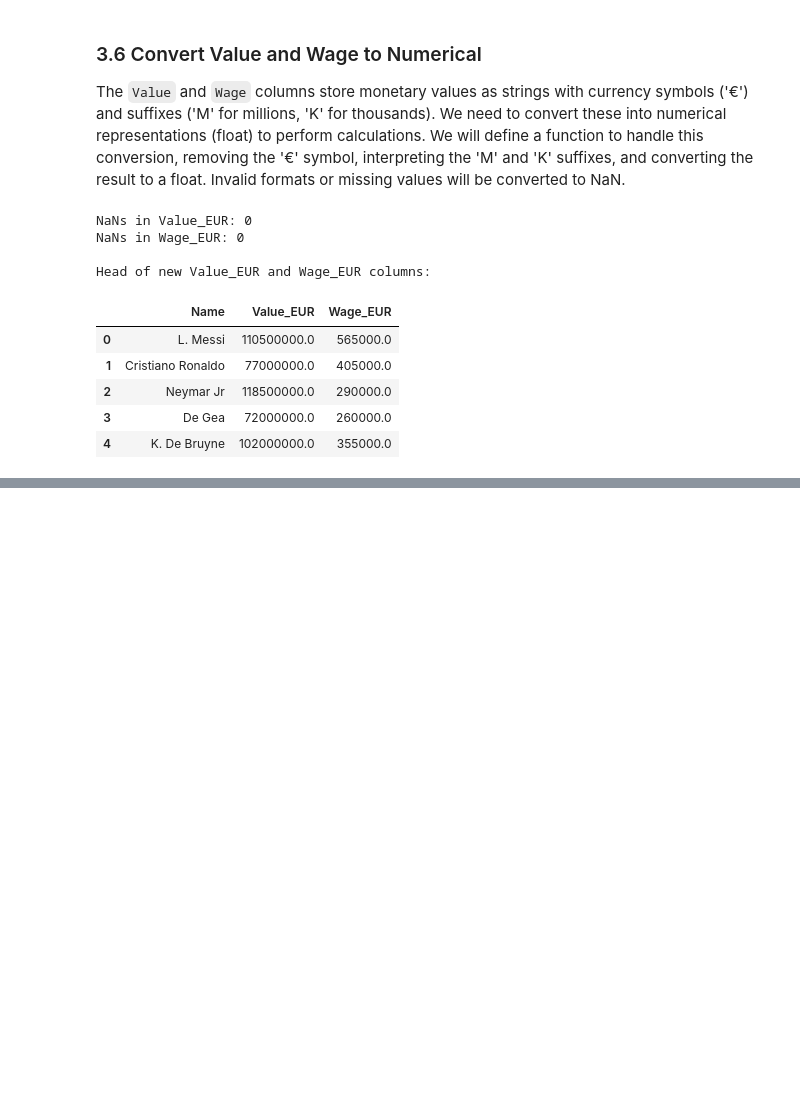
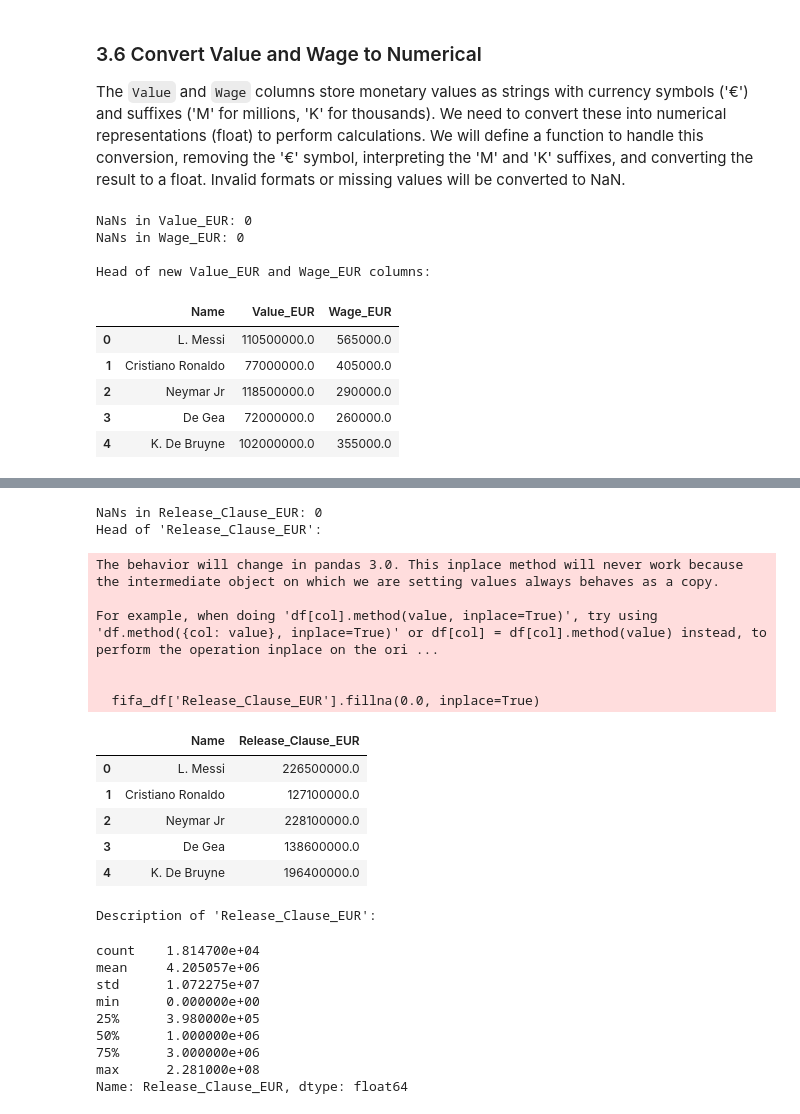
Before and after one commit to SLajuwomi/FIFA, a Jupyter notebook: fifa19_undervaluation_analysis.ipynb, the cells around one changed output, grey strips where cells are left out. Drawn from its saved outputs; the diff is of its cells as text; code cells hidden in the pictures; blank space fills up the shorter version.

```diff
--- a/fifa19_undervaluation_analysis.ipynb
+++ b/fifa19_undervaluation_analysis.ipynb
@@ -434,0 +441,41 @@ Head of new Value_EUR and Wage_EUR columns:
+# %%
+# Apply the currency conversion function
+fifa_df['Release_Clause_EUR'] = fifa_df['Release Clause'].apply(convert_currency)
+
+# Impute NaN values with 0.0
+fifa_df['Release_Clause_EUR'].fillna(0.0, inplace=True)
+
+# Drop the original 'Release Clause' column
+fifa_df.drop(columns=['Release Clause'], inplace=True)
+
+# Verify the changes
+print(f"NaNs in Release_Clause_EUR: {fifa_df['Release_Clause_EUR'].isnull().sum()}")
+print("Head of 'Release_Clause_EUR':")
+display(fifa_df[['Name', 'Release_Clause_EUR']].head())
+print("\nDescription of 'Release_Clause_EUR':")
+display(fifa_df['Release_Clause_EUR'].describe())
+# %% [output]
+NaNs in Release_Clause_EUR: 0
+Head of 'Release_Clause_EUR':
+The behavior will change in pandas 3.0. This inplace method will never work because the intermediate object on which we are setting values always behaves as a copy.
+
+For example, when doing 'df[col].method(value, inplace=True)', try using 'df.method({col: value}, inplace=True)' or df[col] = df[col].method(value) instead, to perform the operation inplace on the ori ...
+
+
+  fifa_df['Release_Clause_EUR'].fillna(0.0, inplace=True)
+|  | Name | Release_Clause_EUR |
+| 0 | L. Messi | 226500000.0 |
+| 1 | Cristiano Ronaldo | 127100000.0 |
+| 2 | Neymar Jr | 228100000.0 |
+| 3 | De Gea | 138600000.0 |
+| 4 | K. De Bruyne | 196400000.0 |
+Description of 'Release_Clause_EUR':
+count    1.814700e+04
+mean     4.205057e+06
+std      1.072275e+07
+min      0.000000e+00
+25%      3.980000e+05
+50%      1.000000e+06
+75%      3.000000e+06
+max      2.281000e+08
+Name: Release_Clause_EUR, dtype: float64
```
Also changed, not shown: parts of 1 cell of this notebook.
